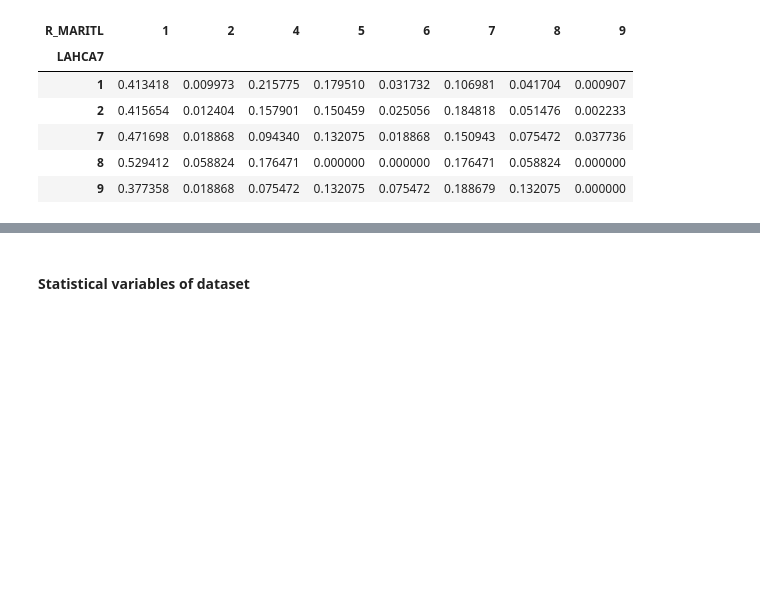
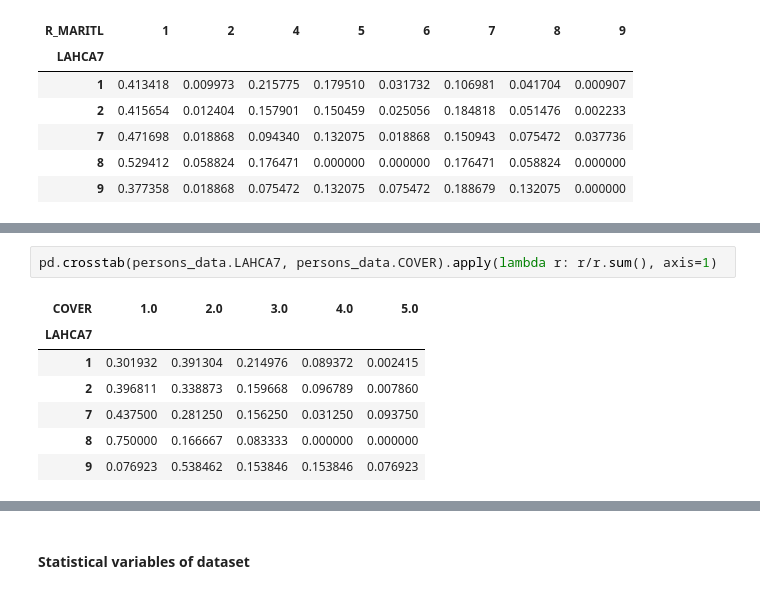
Before and after one commit to MaxShalom/arise, a Jupyter notebook: Social_Determinants_in_Health.ipynb, the cells around one changed output, grey strips where cells are left out. Saved outputs shown, nothing was run; the diff lists cells and outputs as text; blank space fills up the shorter version.

```diff
--- a/Social_Determinants_in_Health.ipynb
+++ b/Social_Determinants_in_Health.ipynb
@@ -149,0 +174,10 @@ pd.crosstab(persons_data.LAHCA7, persons_data.R_MARITL).apply(lambda r: r/r.sum(
+# %%
+pd.crosstab(persons_data.LAHCA7, persons_data.COVER).apply(lambda r: r/r.sum(), axis=1)
+# %% [output]
+| COVER | 1.0 | 2.0 | 3.0 | 4.0 | 5.0 |
+| LAHCA7 |  |  |  |  |  |
+| 1 | 0.301932 | 0.391304 | 0.214976 | 0.089372 | 0.002415 |
+| 2 | 0.396811 | 0.338873 | 0.159668 | 0.096789 | 0.007860 |
+| 7 | 0.437500 | 0.281250 | 0.156250 | 0.031250 | 0.093750 |
+| 8 | 0.750000 | 0.166667 | 0.083333 | 0.000000 | 0.000000 |
+| 9 | 0.076923 | 0.538462 | 0.153846 | 0.153846 | 0.076923 |
```
Also changed, not shown: parts of 22 cells of this notebook, 3 other files.
